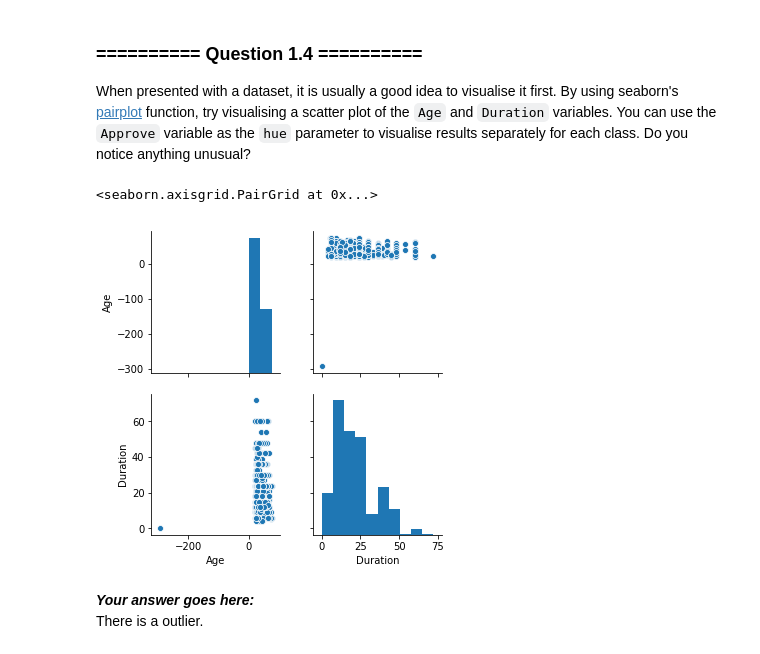
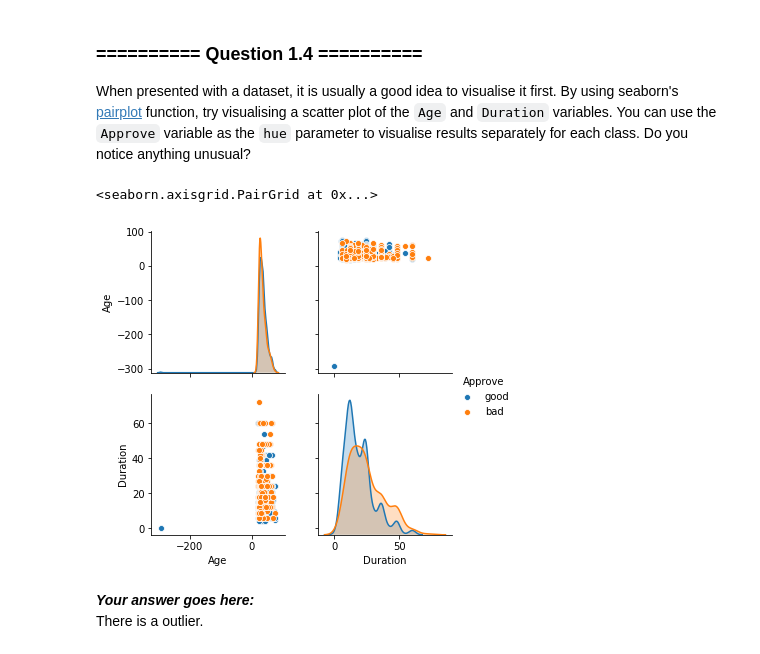
Before and after one commit to NiuJ1ao/IAML_Labs, a Jupyter notebook: iaml-labs-master/Labs/02 - Decision Trees and Linear Regression.ipynb, the cells around one changed output. Cells and saved outputs as stored; diff of their text form; code cells hidden in the pictures.

```diff
--- a/iaml-labs-master/Labs/02 - Decision Trees and Linear Regression.ipynb
+++ b/iaml-labs-master/Labs/02 - Decision Trees and Linear Regression.ipynb
@@ -113,10 +113,10 @@ credit.head(10)
 When presented with a dataset, it is usually a good idea to visualise it first. By using seaborn's [pairplot](https://seaborn.github.io/generated/seaborn.pairplot.html?highlight=pairplot#seaborn.pairplot) function, try visualising a scatter plot of the `Age` and `Duration` variables. You can use the `Approve` variable as the `hue` parameter to visualise results separately for each class. Do you notice anything unusual?
 # %%
 # Your Code goes here:
-sns.pairplot(data = credit[["Age", "Duration"]], hue_order = credit["Approve"])
+sns.pairplot(data = credit, hue = "Approve", vars=["Age", "Duration"])
 # %% [output]
 <seaborn.axisgrid.PairGrid at 0x...>
-[figure, old version]
+[figure, new version]
 # %% [markdown]
 ***Your answer goes here:***
 <br> There is a outlier.
```
Also changed, not shown: parts of 13 cells of this notebook, 1 other file.
